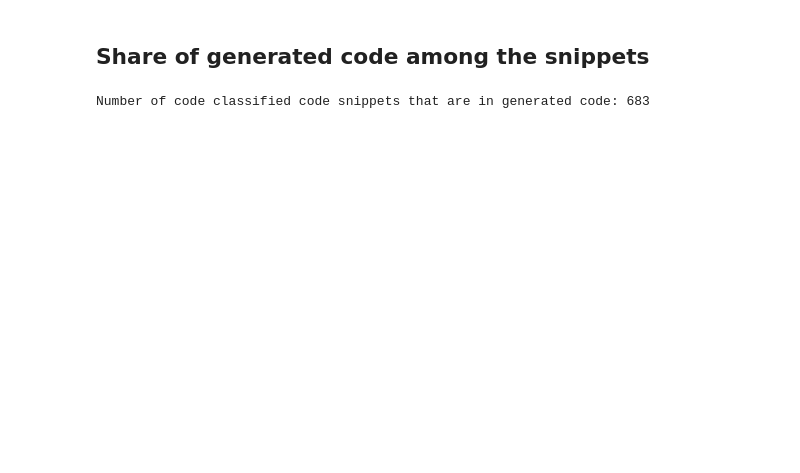
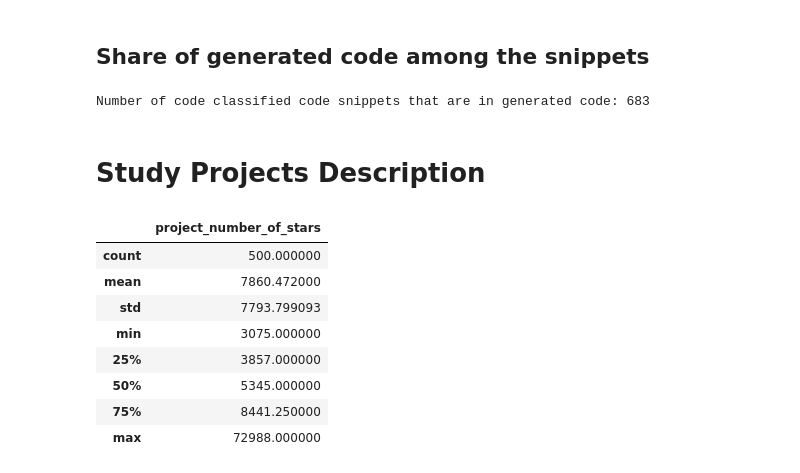
Before and after one commit to jlauinger/master-of-science, a Jupyter notebook: code/data-survey/analysis/paper-figures.ipynb, the cells around one changed output. Drawn from its saved outputs; the diff is of its cells as text; code cells hidden in the pictures; blank space fills up the shorter version.

```diff
--- a/code/data-survey/analysis/paper-figures.ipynb
+++ b/code/data-survey/analysis/paper-figures.ipynb
@@ -9,7 +9,7 @@ import seaborn as sns
 import json
 from datetime import datetime
 # %%
-projects_df = pd.read_csv('/root/data2/projects.csv',
+projects_df = pd.read_csv('/root/data/projects.csv',
                          parse_dates=['project_created_at', 'project_last_pushed_at', 'project_updated_at'])
 projects_df['project_revision'] = projects_df.apply(lambda x: x['project_revision'][:10], axis=1)
 # %%
@@ -344,3 +398,17 @@ generated_count = df[(df['file_name'].str.contains('generated_'))|(df['file_name
 print("Number of code classified code snippets that are in generated code: {}".format(generated_count))
 # %% [output]
 Number of code classified code snippets that are in generated code: 683
+# %% [markdown]
+# Study Projects Description
+# %%
+projects_df.loc[:,['project_number_of_stars']].describe()
+# %% [output]
+|  | project_number_of_stars |
+| count | 500.000000 |
+| mean | 7860.472000 |
+| std | 7793.799093 |
+| min | 3075.000000 |
+| 25% | 3857.000000 |
+| 50% | 5345.000000 |
+| 75% | 8441.250000 |
+| max | 72988.000000 |
```
Also changed, not shown: parts of 9 cells of this notebook.
